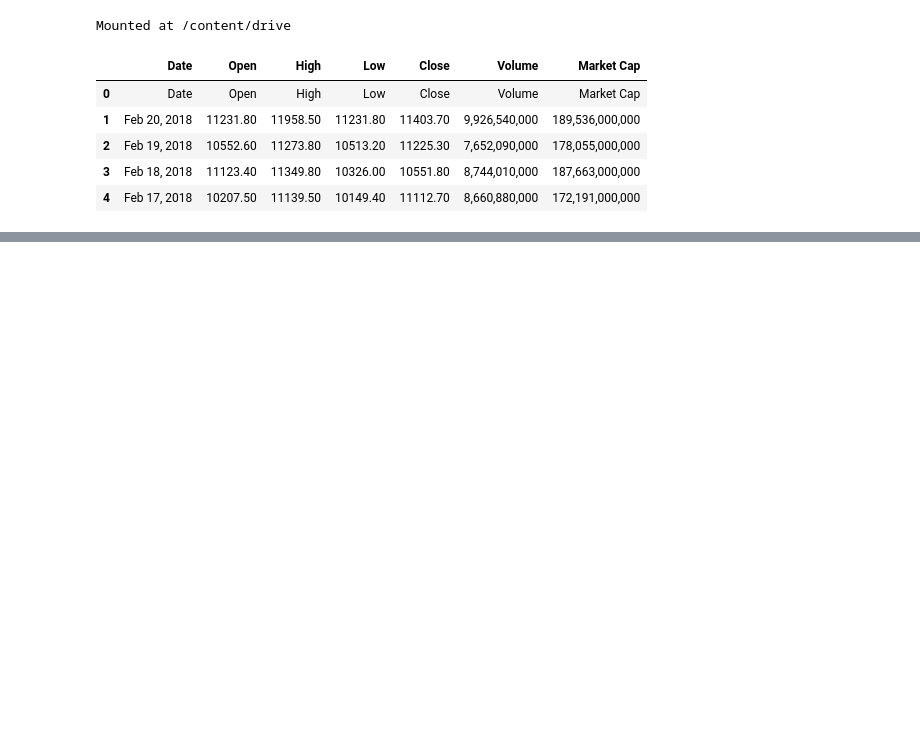
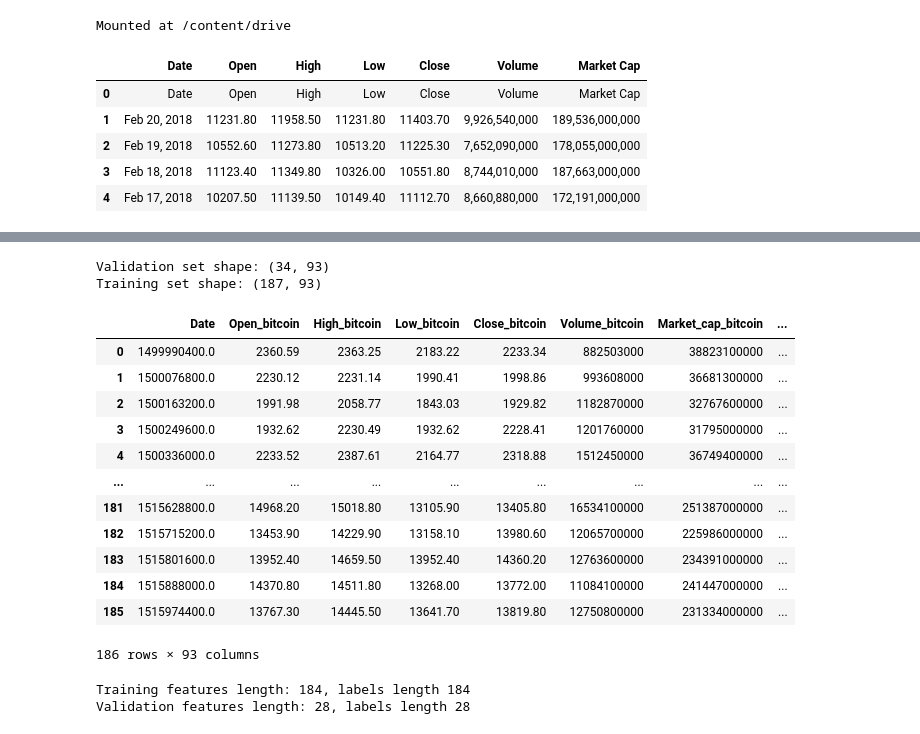
Before and after one commit to mkufel/CryptoTrader, a Jupyter notebook: CryptoTrader.ipynb, the cells around one changed output, grey strips where cells are left out. Drawn from its saved outputs; the diff is of its cells as text; code cells hidden in the pictures; blank space fills up the shorter version.

```diff
--- a/CryptoTrader.ipynb
+++ b/CryptoTrader.ipynb
@@ -97,0 +130,27 @@ all_data[[f'Close_{TARGET_CURRENCY}', 'Future', 'Target']].head(5)
+# %%
+val_df = all_data[(all_data['Date'] >= last_15pc)]
+
+# all_data.loc[all_data['Date'] >= last_15pc] = val_df
+print(f"Validation set shape: {val_df.shape}")
+
+# all_data.loc[all_data['Date'] < last_15pc] = train_df
+train_df = all_data[(all_data['Date'] < last_15pc)]
+print(f"Training set shape: {train_df.shape}")
+train_df.head(186)
+# val_df.head()
+# %% [output]
+Validation set shape: (34, 93)
+Training set shape: (187, 93)
+|  | Date | Open_bitcoin | High_bitcoin | Low_bitcoin | Close_bitcoin | Volume_bitcoin | Market_cap_bitcoin | ... |
+| 0 | 1499990400.0 | 2360.59 | 2363.25 | 2183.22 | 2233.34 | 882503000 | 38823100000 | ... |
+| 1 | 1500076800.0 | 2230.12 | 2231.14 | 1990.41 | 1998.86 | 993608000 | 36681300000 | ... |
+| 2 | 1500163200.0 | 1991.98 | 2058.77 | 1843.03 | 1929.82 | 1182870000 | 32767600000 | ... |
+| 3 | 1500249600.0 | 1932.62 | 2230.49 | 1932.62 | 2228.41 | 1201760000 | 31795000000 | ... |
+| 4 | 1500336000.0 | 2233.52 | 2387.61 | 2164.77 | 2318.88 | 1512450000 | 36749400000 | ... |
+| ... | ... | ... | ... | ... | ... | ... | ... | ... |
+| 181 | 1515628800.0 | 14968.20 | 15018.80 | 13105.90 | 13405.80 | 16534100000 | 251387000000 | ... |
+| 182 | 1515715200.0 | 13453.90 | 14229.90 | 13158.10 | 13980.60 | 12065700000 | 225986000000 | ... |
+| 183 | 1515801600.0 | 13952.40 | 14659.50 | 13952.40 | 14360.20 | 12763600000 | 234391000000 | ... |
+| 184 | 1515888000.0 | 14370.80 | 14511.80 | 13268.00 | 13772.00 | 11084100000 | 241447000000 | ... |
+| 185 | 1515974400.0 | 13767.30 | 14445.50 | 13641.70 | 13819.80 | 12750800000 | 231334000000 | ... |
+186 rows × 93 columns
@@ -97,0 +211,14 @@ all_data[[f'Close_{TARGET_CURRENCY}', 'Future', 'Target']].head(5)
+# %%
+pd.set_option('display.expand_frame_repr', False)
+
+features_train, labels_train = preprocess(train_df.copy())
+features_val, labels_val = preprocess(val_df.copy())
+
+print(f'Training features length: {len(features_train)}, labels length {len(labels_train)}')
+print(f'Validation features length: {len(features_val)}, labels length {len(labels_val)}')
+
+# print(features_val)
+# print(labels_val)
+# %% [output]
+Training features length: 184, labels length 184
+Validation features length: 28, labels length 28
```
Also changed, not shown: parts of 9 cells of this notebook.
